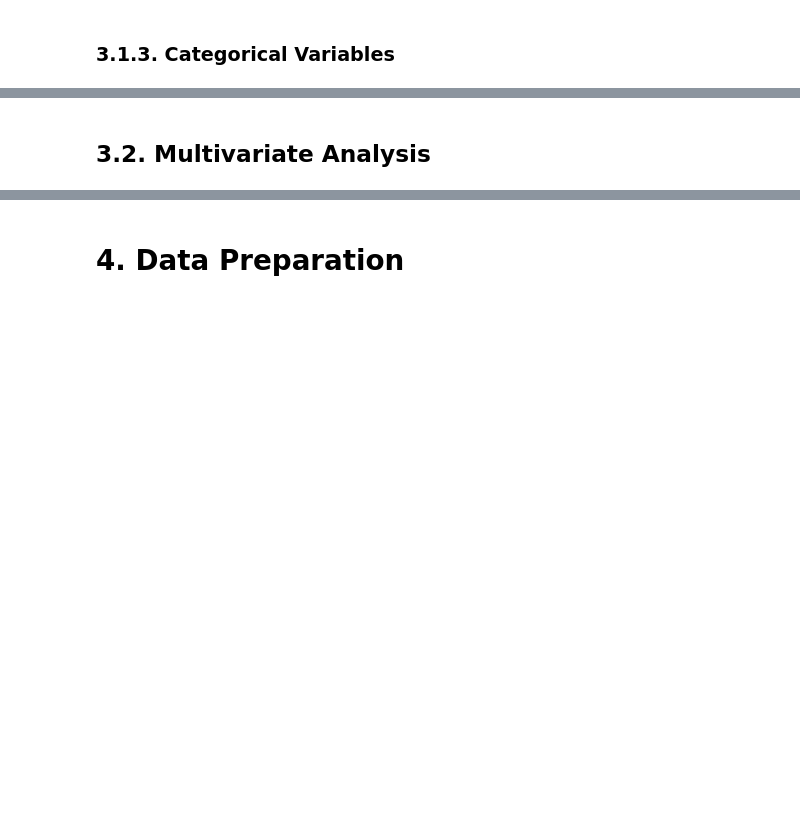
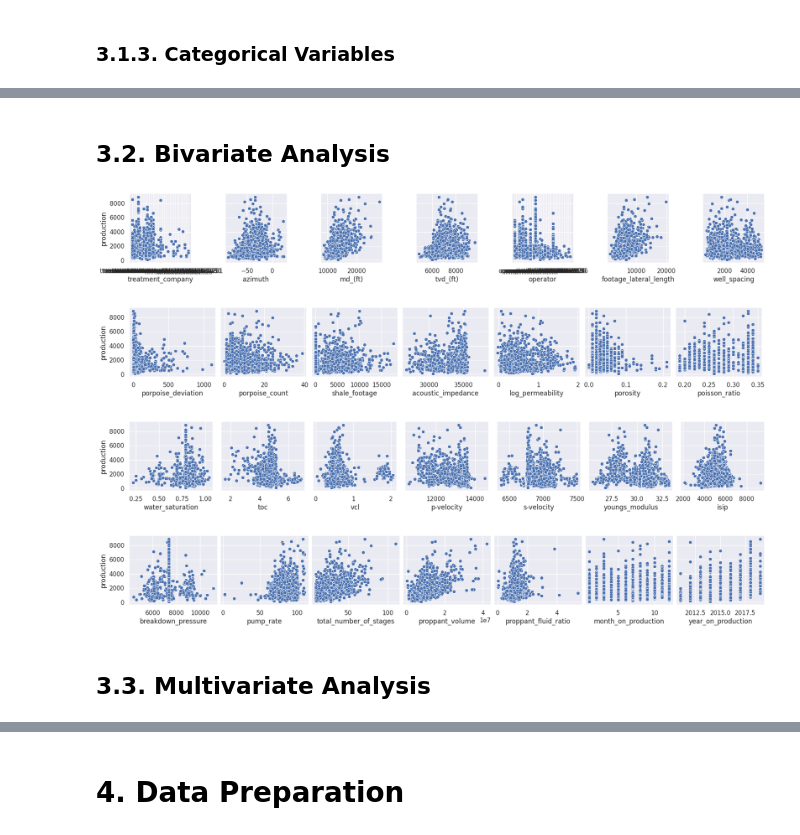
Before and after one commit to m4theus4ndr4de/regression-oil-production-prediction, a Jupyter notebook: notebook/production_prediction.ipynb, the cells around one changed output, grey strips where cells are left out. Saved outputs shown, nothing was run; the diff lists cells and outputs as text; code cells hidden in the pictures; blank space fills up the shorter version.

```diff
--- a/notebook/production_prediction.ipynb
+++ b/notebook/production_prediction.ipynb
@@ -388,5 +391,23 @@ sns.heatmap(d, cmap="Blues", annot=True)
 # %% [markdown]
-## 3.2. Multivariate Analysis
+## 3.2. Bivariate Analysis
+# %%
+sns.pairplot(df3, y_vars='production', x_vars=['treatment_company', 'azimuth', 'md_(ft)', 'tvd_(ft)', 'operator', 'footage_lateral_length', 'well_spacing']);
+# %% [output]
+[figure, added]
+# %%
+sns.pairplot(df3, y_vars='production', x_vars=['porpoise_deviation', 'porpoise_count', 'shale_footage', 'acoustic_impedance', 'log_permeability', 'porosity', 'poisson_ratio']);
+# %% [output]
+[figure, added]
+# %%
+sns.pairplot(df3, y_vars='production', x_vars=['water_saturation', 'toc', 'vcl', 'p-velocity', 's-velocity', 'youngs_modulus', 'isip']);
+# %% [output]
+[figure, added]
+# %%
+sns.pairplot(df3, y_vars='production', x_vars=['breakdown_pressure', 'pump_rate', 'total_number_of_stages', 'proppant_volume', 'proppant_fluid_ratio', 'month_on_production', 'year_on_production']);
+# %% [output]
+[figure, added]
+# %% [markdown]
+## 3.3. Multivariate Analysis
 # %%
 correlation = numerical_attributes.corr(method='pearson');
 sns.heatmap(correlation, cmap="Blues", annot=True, fmt='.2f');
```
Also changed, not shown: parts of 11 cells of this notebook.
